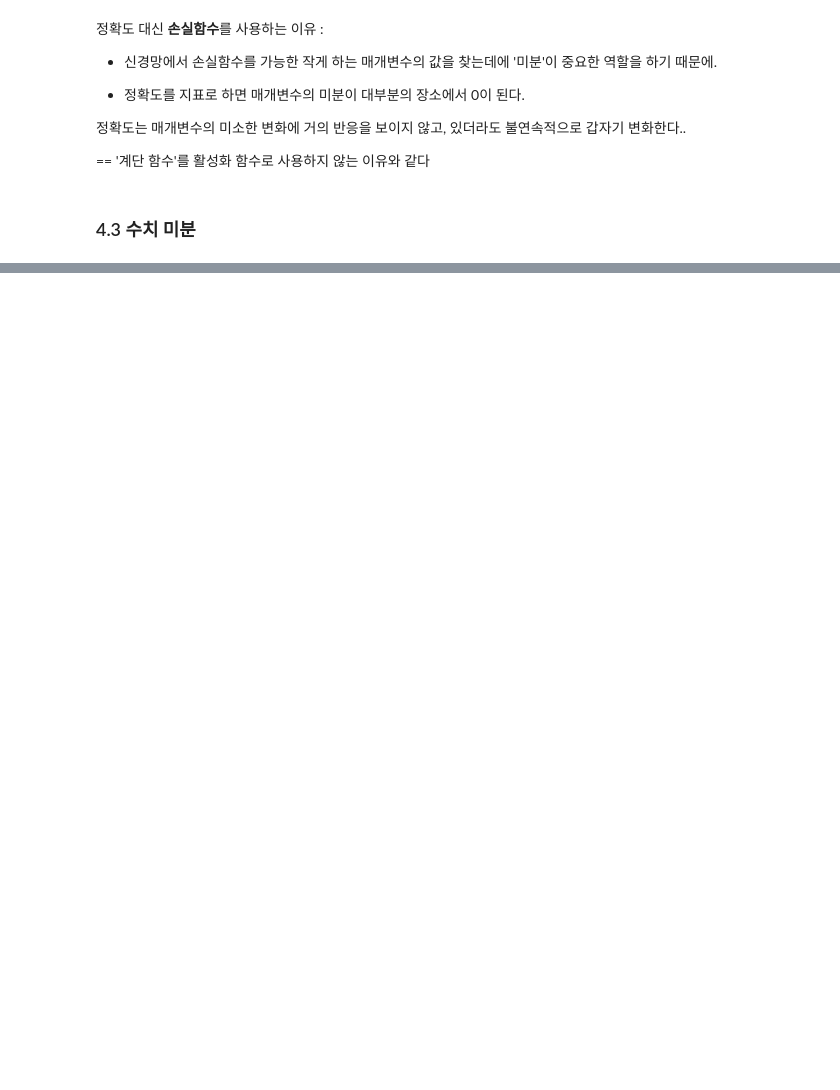
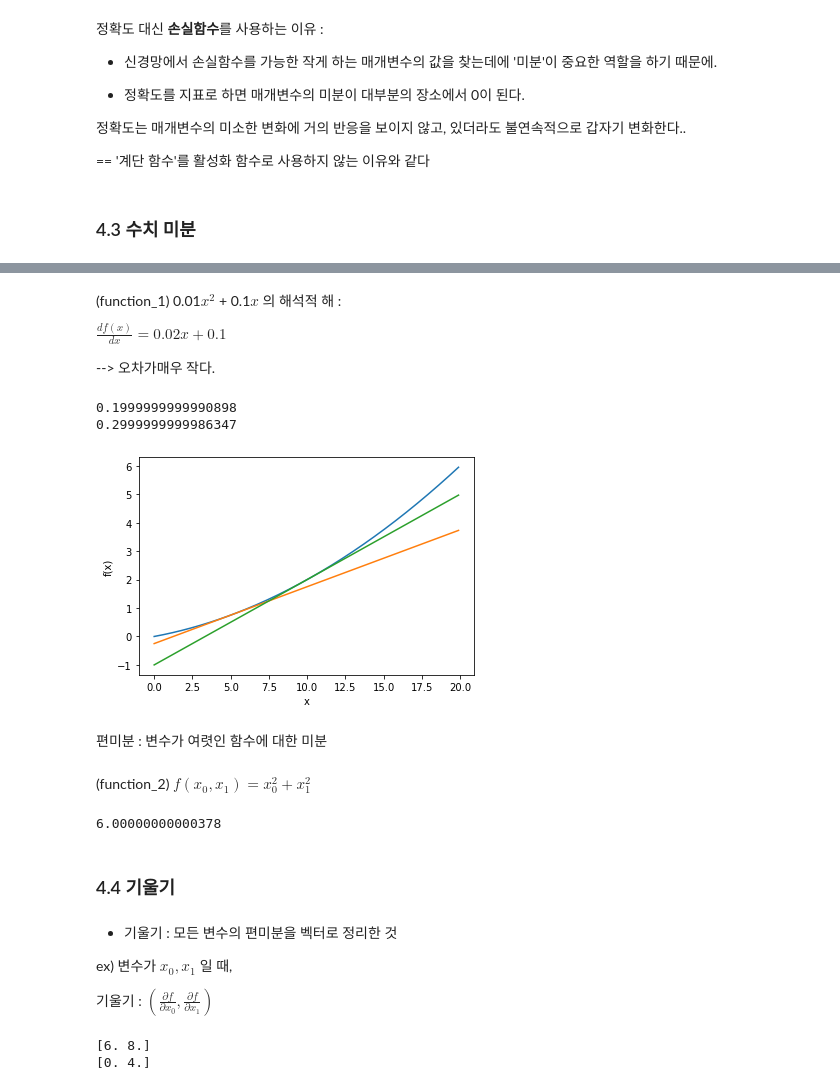
Before and after one commit to hyeon1263/BigAI, a Jupyter notebook: 밑바닥부터 시작하는 딥러닝/Chapter04.ipynb, the cells around one changed output, grey strips where cells are left out. Saved outputs shown, nothing was run; the diff lists cells and outputs as text; code cells hidden in the pictures; blank space fills up the shorter version.

```diff
--- a/밑바닥부터 시작하는 딥러닝/Chapter04.ipynb
+++ b/밑바닥부터 시작하는 딥러닝/Chapter04.ipynb
@@ -154,0 +211,33 @@ def cross_entropy_error(y, t):
+# %% [markdown]
+(function_1) 0.01$x^2$ + 0.1$x$ 의 해석적 해 :
+
+$\frac{df(x)}{dx} = 0.02x + 0.1$
+
+--> 오차가매우 작다.
+# %%
+def tangent_line(f, x):     # 기울기 방정식을 구하는 함수
+    d = numerical_diff(f, x)
+    print(d)
+    y = f(x) - d*x  # y절편
+    return lambda t: d*t + y   # 함수를 return
+
+x = np.arange(0.0, 20.0, 0.1)
+y = function_1(x)
+plt.xlabel("x")
+plt.ylabel("f(x)")
+
+tf = tangent_line(function_1, 5)
+tf1 = tangent_line(function_1, 10)
+y2 = tf(x)
+y3 = tf1(x)
+
+plt.plot(x, y)
+plt.plot(x, y2)
+plt.plot(x, y3)
+plt.show()
+# %% [output]
+0.1999999999990898
+0.2999999999986347
+[figure, added]
+# %% [markdown]
+편미분 : 변수가 여렷인 함수에 대한 미분
@@ -154,0 +248,42 @@ def cross_entropy_error(y, t):
+# %% [markdown]
+(function_2) $f(x_0, x_1) = x_0^2 + x_1^2$
+# %%
+# x0에 대한 편미분 (x0=3, x1=4 일 때)
+def function_tmp1(x0):
+    return x0*x0 + 4.0**2.0
+
+numerical_diff(function_tmp1, 3.0)
+# %% [output]
+6.00000000000378
+# %% [markdown]
+### 4.4 기울기
+# %% [markdown]
+- 기울기 : 모든 변수의 편미분을 벡터로 정리한 것
+
+ex) 변수가 $x_0, x_1$ 일 때,
+
+기울기 : $(\frac{∂f}{∂x_0}, \frac{∂f}{∂x_1})$
+# %%
+def numerical_gradient(f, x):
+    h = 1e-4
+    grad = np.zeros_like(x)  # x와 형상이 같은 배열 생성 (원소는 모두 0)
+
+    for idx in range(x.size):
+        tmp_val = x[idx]
+        # f(x+h) 계산
+        x[idx] = tmp_val + h
+        fxh1 = f(x)
+
+        # f(x-h) 계산
+        x[idx] = tmp_val - h
+        fxh2 = f(x)
+
+        grad[idx] = (fxh1 - fxh2) / (2*h)
+        x[idx] = tmp_val   # 값 복원
+    return grad
+
+print(numerical_gradient(function_2, np.array([3.0, 4.0])))
+print(numerical_gradient(function_2, np.array([0.0, 2.0])))
+# %% [output]
+[6. 8.]
+[0. 4.]
```
Also changed, not shown: parts of 45 cells of this notebook.
